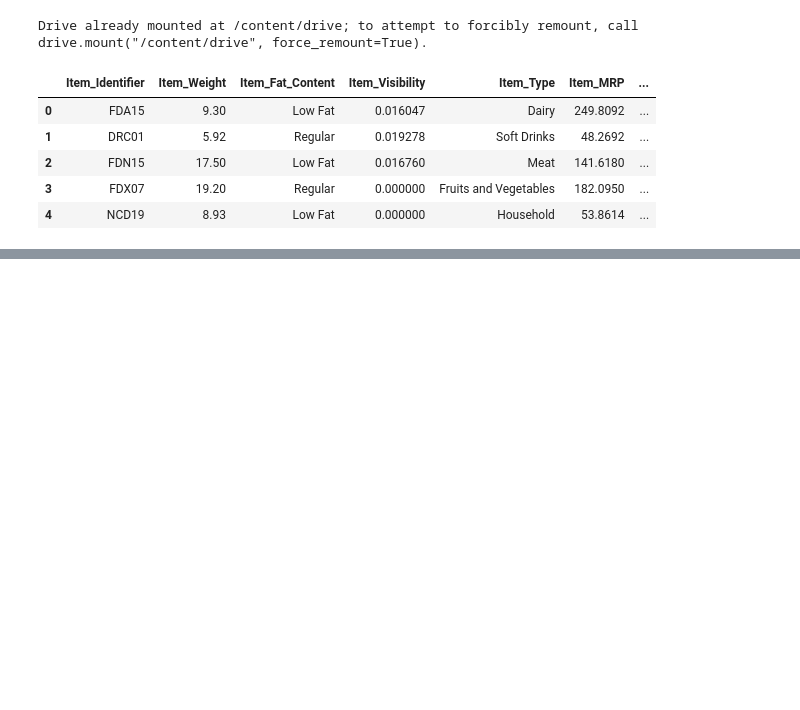
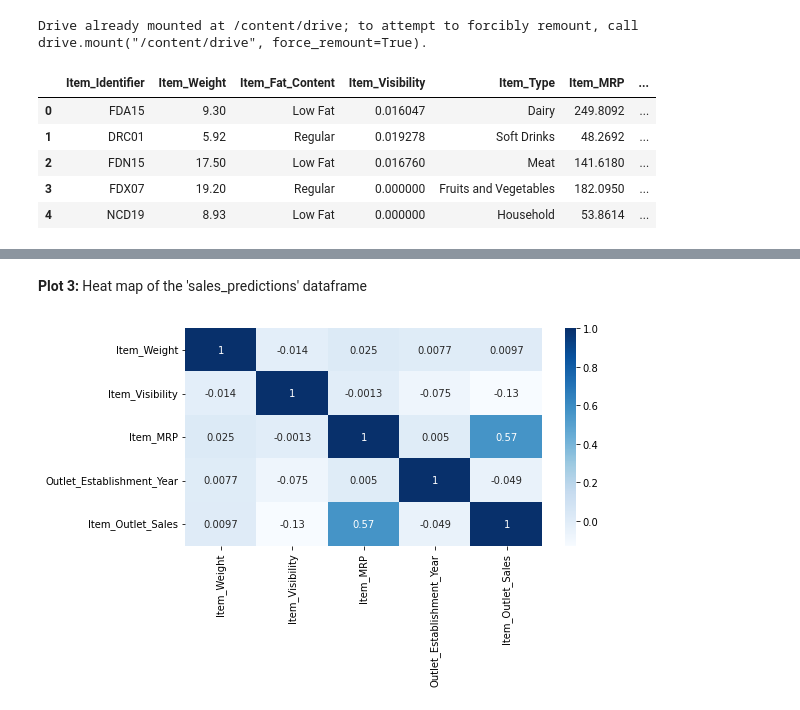
Before and after one commit to todebode/Food-Sales-Predictions, a Jupyter notebook: Food_sales_predictions.ipynb, the cells around one changed output, grey strips where cells are left out. Saved outputs shown, nothing was run; the diff lists cells and outputs as text; code cells hidden in the pictures; blank space fills up the shorter version.

```diff
--- a/Food_sales_predictions.ipynb
+++ b/Food_sales_predictions.ipynb
@@ -20,0 +309,9 @@ sales_predictions.head()
+# %% [markdown]
+**Plot 3:** Heat map of the 'sales_predictions' dataframe
+# %%
+# Plot 3: Heat map of the 'sales_predictions' dataframe
+corr_salespredict = sales_predictions.corr()
+plt.figure(figsize=(8,4))
+sns.heatmap(corr_salespredict, cmap='Blues', annot=True);
+# %% [output]
+[figure, added]
```
Also changed, not shown: parts of 40 cells of this notebook.
